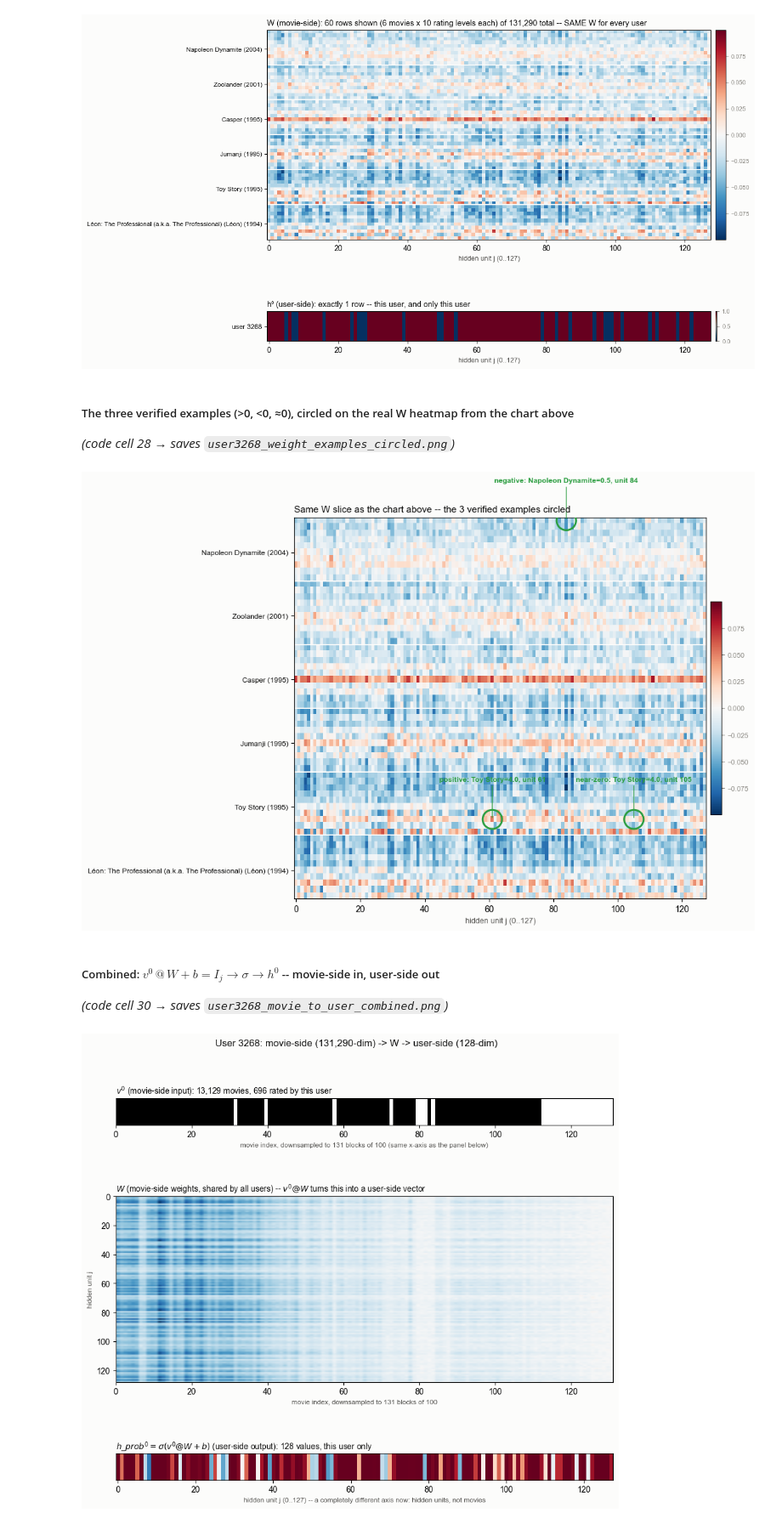
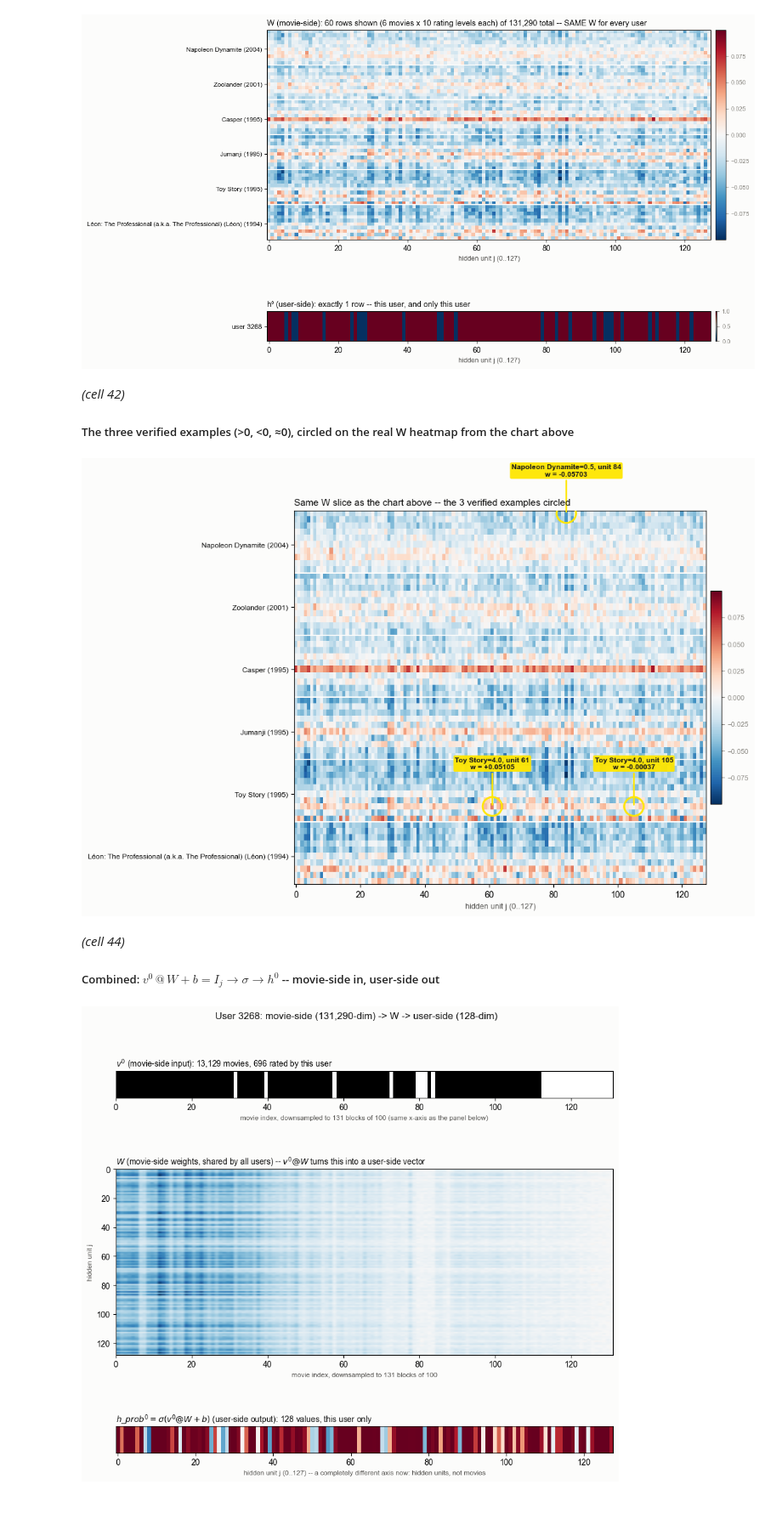
Before and after one commit to yixuan116/MovieLens-with-Restricted-Boltzmann-machine, a Jupyter notebook: notebooks/21_energy_single_user_demo_5k.ipynb, the cells around one changed output. Shown at 85% size. Drawn from its saved outputs; the diff is of its cells as text; code cells hidden in the pictures.

```diff
--- a/notebooks/21_energy_single_user_demo_5k.ipynb
+++ b/notebooks/21_energy_single_user_demo_5k.ipynb
@@ -11,4 +13,5 @@ No retraining anywhere here — loads `e₊`'s already-trained weights (`13b_enc
 # %%
+# cell 3
 from pathlib import Path
 
 import numpy as np
@@ -42,6 +45,31 @@ user_to_row = {int(uid): i for i, uid in enumerate(cohort_user_ids)}
 
 print(f"e+ : W {W_plus.shape}  bh {bh_plus.shape}  (frozen, trained in 13b)")
 print(f"Demo user: {DEMO_USER_ID}")
+
+print(f"W_plus: shape={W_plus.shape}  mean={W_plus.mean():.5f}  std={W_plus.std():.5f}  min={W_plus.min():.4f}  max={W_plus.max():.4f}")
+
+import matplotlib.pyplot as plt
+
+INK_PRIMARY, INK_SECONDARY, INK_MUTED = "#0b0b0b", "#52514e", "#898781"
+GRID, BASELINE, SURFACE = "#e1e0d9", "#c3c2b7", "#fcfcfb"
+plt.rcParams["font.family"] = ["Arial", "Helvetica", "DejaVu Sans"]
+
+fig, ax = plt.subplots(figsize=(7.5, 4.2), facecolor=SURFACE)
+ax.set_facecolor(SURFACE)
+ax.hist(W_plus.ravel(), bins=100, color="#5b7c99", zorder=3)
+ax.axvline(0, color=INK_MUTED, linewidth=1, linestyle="--", zorder=2)
+ax.set_xlabel("W_plus value (all 131,290 x 128 = 16.8M entries)", color=INK_SECONDARY, fontsize=10)
+ax.set_ylabel("count", color=INK_SECONDARY, fontsize=10)
+ax.set_title("W_plus: every weight, all 5,000 users share this same matrix -- not tied to any one user", color=INK_PRIMARY, fontsize=10.5, loc="left")
+for s in ("top", "right"):
+    ax.spines[s].set_visible(False)
+for s in ("left", "bottom"):
+    ax.spines[s].set_color(BASELINE)
+ax.tick_params(colors=INK_MUTED, labelsize=9)
+ax.grid(axis="y", color=GRID, linewidth=0.6, zorder=0)
+plt.tight_layout()
+plt.savefig(out_dir / "W_plus_overall_distribution.png", dpi=150, facecolor=SURFACE)
+plt.show()
 # %% [output]
 e+ : W (131290, 128)  bh (128,)  (frozen, trained in 13b)
 Demo user: 3268
@@ -517,10 +971,11 @@ plt.show()
 # %% [output]
 [figure]
 # %% [markdown]
+*(cell 42)*
+
 ##### The three verified examples (>0, <0, ≈0), circled on the real W heatmap from the chart above
-
-*(code cell 28 → saves `user3268_weight_examples_circled.png`)*
 # %%
+# cell 43
 import matplotlib.pyplot as plt
 from matplotlib.patches import Ellipse
 
@@ -530,41 +985,45 @@ plt.rcParams["font.family"] = ["Arial", "Helvetica", "DejaVu Sans"]
 
 # same slice as the chart in cell 26 -- 6 sample movies x 10 rating levels, all 128 hidden units
 W_slice = W_plus.reshape(n_movies, K, n_hidden)[cols_demo[picked_idx]]
 W_slice_flat = W_slice.reshape(-1, n_hidden)
 
 # the 3 verified examples, located within this exact slice
 # sample_titles order: Napoleon Dynamite(row 0), Zoolander(10), Casper(20), Jumanji(30), Toy Story(40), Leon(50)
 examples = [
-    {"label": "positive: Toy Story=4.0, unit 61",        "row": 4 * 10 + 7, "col": 61,  "color": "#2a9d3f"},
-    {"label": "negative: Napoleon Dynamite=0.5, unit 84", "row": 0 * 10 + 0, "col": 84,  "color": "#2a9d3f"},
-    {"label": "near-zero: Toy Story=4.0, unit 105",       "row": 4 * 10 + 7, "col": 105, "color": "#2a9d3f"},
+    {"label": "Toy Story=4.0, unit 61",        "row": 4 * 10 + 7, "col": 61,  "color": "#ffe600"},
+    {"label": "Napoleon Dynamite=0.5, unit 84", "row": 0 * 10 + 0, "col": 84,  "color": "#ffe600"},
+    {"label": "Toy Story=4.0, unit 105",        "row": 4 * 10 + 7, "col": 105, "color": "#ffe600"},
 ]
+for ex in examples:
+    ex["weight"] = W_slice_flat[ex["row"], ex["col"]]
+    ex["label"] = f"{ex['label']}\nw = {ex['weight']:+.5f}"
 
 fig, ax = plt.subplots(figsize=(11, 7.5), facecolor=SURFACE)
 vmax = float(np.abs(W_slice_flat).max())
 im = ax.imshow(W_slice_flat, aspect="auto", cmap="RdBu_r", vmin=-vmax, vmax=vmax)
 ax.set_yticks([5 + 10 * i for i in range(len(sample_titles))])
 ax.set_yticklabels(sample_titles, fontsize=8.5, color=INK_PRIMARY)
 for i in range(1, len(sample_titles)):
     ax.axhline(i * 10 - 0.5, color=SURFACE, linewidth=1.5)
 ax.set_xlabel("hidden unit j (0..127)", fontsize=9, color=INK_SECONDARY)
 ax.set_title("Same W slice as the chart above -- the 3 verified examples circled", fontsize=11, color=INK_PRIMARY, loc="left")
 cb = plt.colorbar(im, ax=ax, pad=0.01, fraction=0.025)
 cb.ax.tick_params(labelsize=8, colors=INK_MUTED)
 
 for ex in examples:
     ax.add_patch(Ellipse((ex["col"], ex["row"]), width=6, height=3, fill=False, edgecolor=ex["color"], linewidth=2.2, zorder=5))
     ax.annotate(ex["label"], xy=(ex["col"], ex["row"]), xytext=(ex["col"], ex["row"] - 6),
-                fontsize=8.5, color=ex["color"], ha="center", fontweight="bold",
-                arrowprops=dict(arrowstyle="-", color=ex["color"], linewidth=1))
+                fontsize=8.5, color="#1a1a1a", ha="center", fontweight="bold",
+                bbox=dict(boxstyle="round,pad=0.2", facecolor=ex["color"], edgecolor="none", alpha=0.95),
+                arrowprops=dict(arrowstyle="-", color=ex["color"], linewidth=2))
 
 plt.tight_layout()
 plt.savefig(out_dir / f"user{DEMO_USER_ID}_weight_examples_circled.png", dpi=150, facecolor=SURFACE, bbox_inches="tight")
 plt.show()
 # %% [output]
-[figure, old version]
+[figure, new version]
 # %% [markdown]
+*(cell 44)*
+
 ##### Combined: $v^0 \,@\, W + b = I_j \to \sigma \to h^0$ -- movie-side in, user-side out
-
-*(code cell 30 → saves `user3268_movie_to_user_combined.png`)*
 # %%
```
Also changed, not shown: parts of 126 cells of this notebook, 24 other files.
